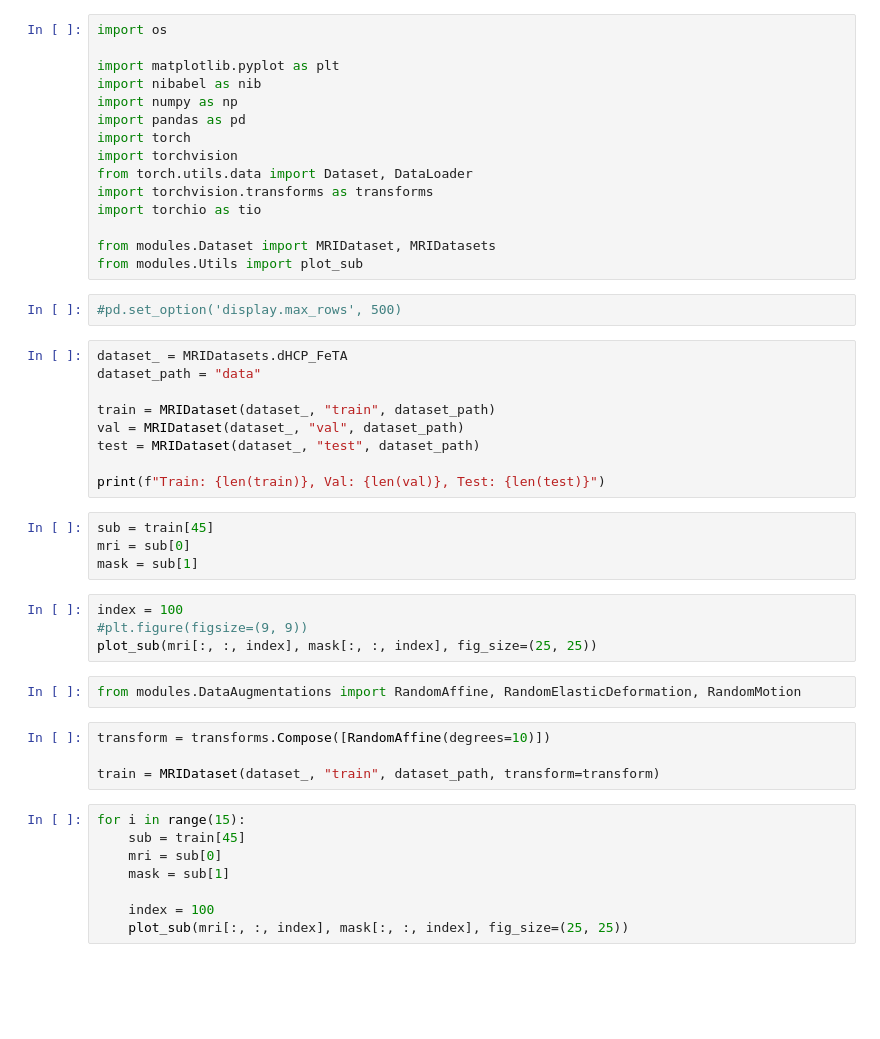
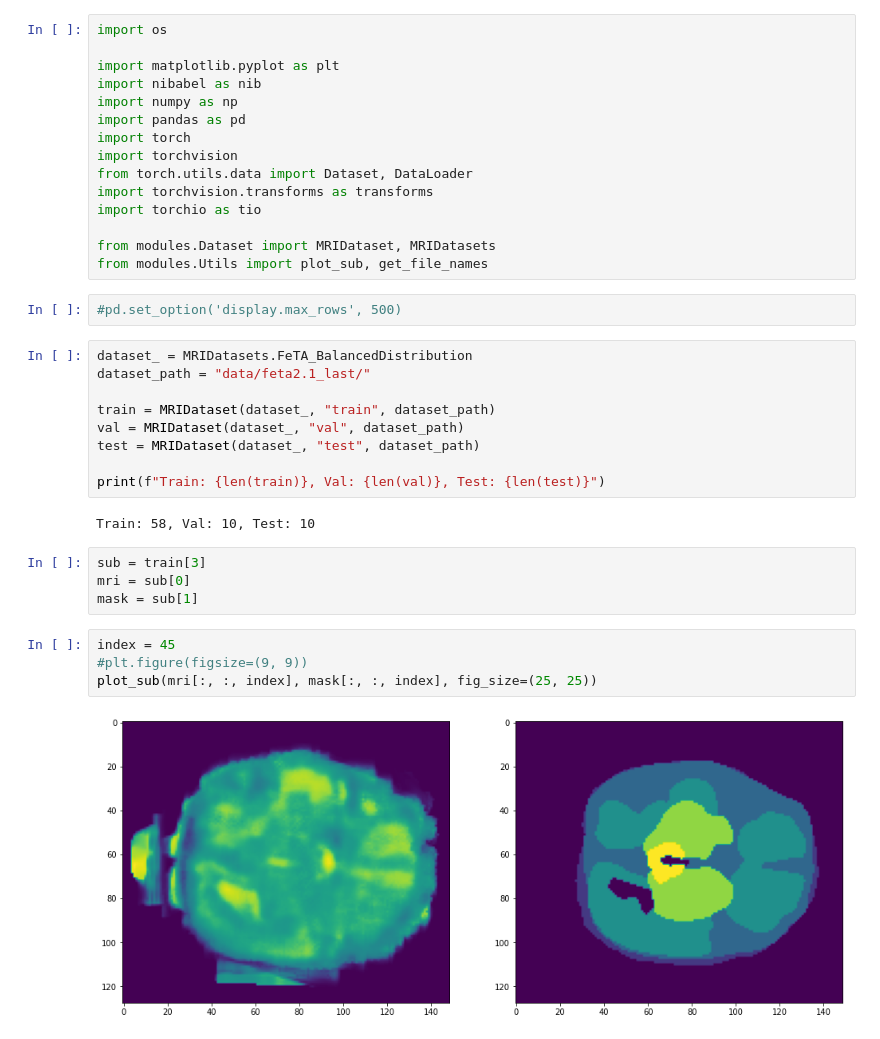
Before and after one commit to ugurcanakyuz/3D-Volumetric-MedicalImageSegmentationWithDeepLearning, a Jupyter notebook: Code/3D_DataLoad.ipynb, the cells around one changed output. Saved outputs shown, nothing was run; the diff lists cells and outputs as text; blank space fills up the shorter version.

```diff
--- a/Code/3D_DataLoad.ipynb
+++ b/Code/3D_DataLoad.ipynb
@@ -12,37 +12,27 @@ import torchvision.transforms as transforms
 import torchio as tio
 
 from modules.Dataset import MRIDataset, MRIDatasets
-from modules.Utils import plot_sub
+from modules.Utils import plot_sub, get_file_names
 # %%
 #pd.set_option('display.max_rows', 500)
 # %%
-dataset_ = MRIDatasets.dHCP_FeTA
-dataset_path = "data"
+dataset_ = MRIDatasets.FeTA_BalancedDistribution
+dataset_path = "data/feta2.1_last/"
 
 train = MRIDataset(dataset_, "train", dataset_path)
 val = MRIDataset(dataset_, "val", dataset_path)
 test = MRIDataset(dataset_, "test", dataset_path)
 
 print(f"Train: {len(train)}, Val: {len(val)}, Test: {len(test)}")
+# %% [output]
+Train: 58, Val: 10, Test: 10
 # %%
-sub = train[45]
+sub = train[3]
 mri = sub[0]
 mask = sub[1]
 # %%
-index = 100
+index = 45
 #plt.figure(figsize=(9, 9))
 plot_sub(mri[:, :, index], mask[:, :, index], fig_size=(25, 25))
+# %% [output]
+[figure, added]
-# %%
-from modules.DataAugmentations import RandomAffine, RandomElasticDeformation, RandomMotion
-# %%
-transform = transforms.Compose([RandomAffine(degrees=10)])
-
-train = MRIDataset(dataset_, "train", dataset_path, transform=transform)
-# %%
-for i in range(15):
-    sub = train[45]
-    mri = sub[0]
-    mask = sub[1]
-
-    index = 100
-    plot_sub(mri[:, :, index], mask[:, :, index], fig_size=(25, 25))
```
Also changed, not shown: parts of 2 cells of this notebook.
